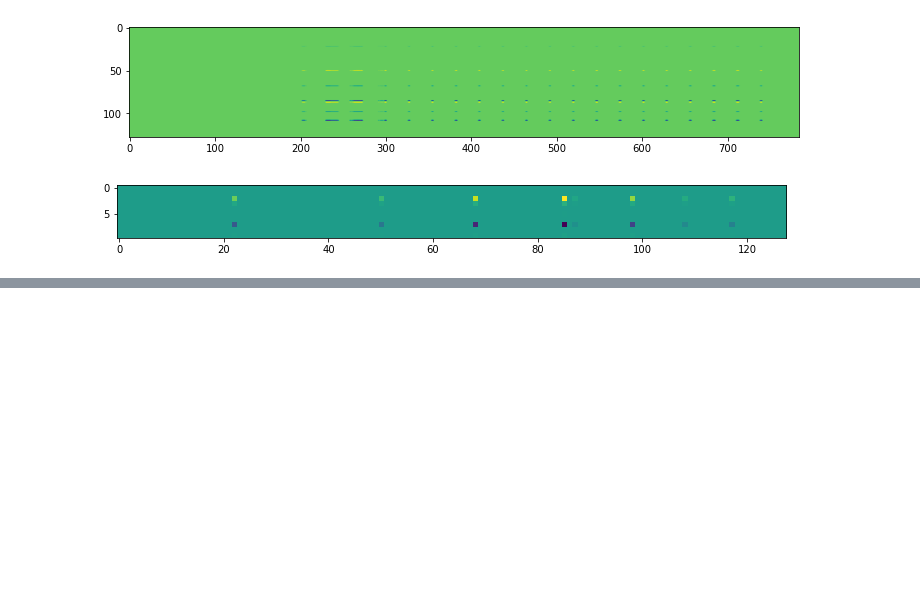
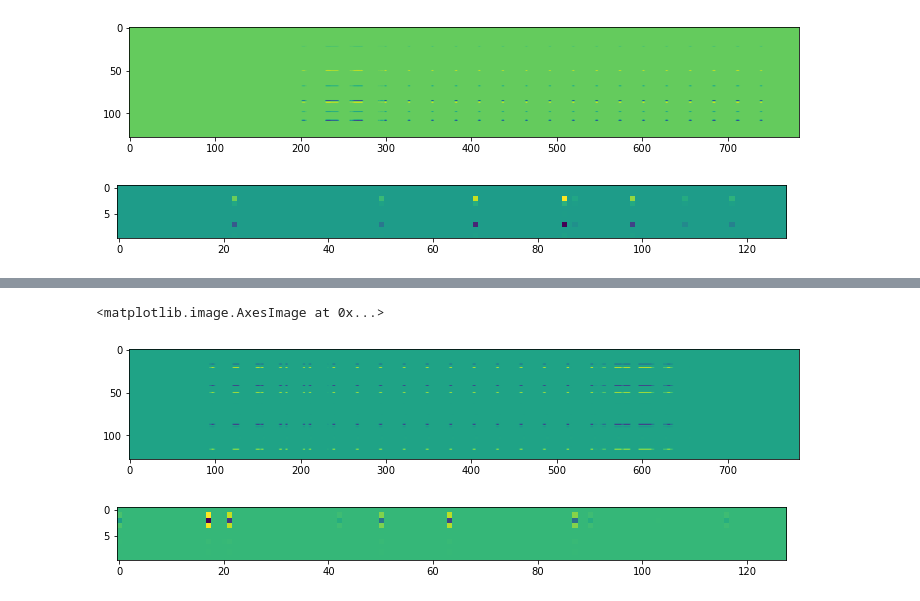
Before and after one commit to benearnthof/mnist, a Jupyter notebook: mnist_from_scratch.ipynb, the cells around one changed output, grey strips where cells are left out. Cells and saved outputs as stored; diff of their text form; code cells hidden in the pictures; blank space fills up the shorter version.

Commit message:
add numpy nn and test on a number

```diff
--- a/mnist_from_scratch.ipynb
+++ b/mnist_from_scratch.ipynb
@@ -454,0 +437,53 @@ loss.grad, out.grad
+# %%
+# numpy forward and backward pass
+
+def logsumexp(x):
+  #return np.log(np.exp(x).sum(axis=1))
+  # http://gregorygundersen.com/blog/2020/02/09/log-sum-exp/
+  c = x.max(axis=1)
+  return c + np.log(np.exp(x-c.reshape((-1, 1))).sum(axis=1))
+
+def forward_backward(x, y):
+  # training
+  out = np.zeros((len(y),10), np.float32)
+  out[range(out.shape[0]),y] = 1
+
+  # forward pass
+  x_l1 = x.dot(l1)
+  x_relu = np.maximum(x_l1, 0)
+  x_l2 = x_relu.dot(l2)
+  x_lsm = x_l2 - logsumexp(x_l2).reshape((-1, 1))
+  x_loss = (-out * x_lsm).mean(axis=1)
+
+  # training in numpy (super hard!)
+  # backward pass
+
+  # will involve x_lsm, x_l2, out, d_out and produce dx_sm
+  d_out = -out / len(y)
+
+  # derivative of logsoftmax
+  # https://github.com/torch/nn/blob/master/lib/THNN/generic/LogSoftMax.c
+  dx_lsm = d_out - np.exp(x_lsm)*d_out.sum(axis=1).reshape((-1, 1))
+
+  # derivative of l2
+  d_l2 = x_relu.T.dot(dx_lsm)
+  dx_relu = dx_lsm.dot(l2.T)
+
+  # derivative of relu
+  dx_l1 = (x_relu > 0).astype(np.float32) * dx_relu
+
+  # derivative of l1
+  d_l1 = x.T.dot(dx_l1)
+
+  return x_loss, x_l2, d_l1, d_l2
+
+samp = [0,1,2,3]
+x_loss, x_l2, d_l1, d_l2 = forward_backward(X_test[samp].reshape((-1, 28*28)), Y_test[samp])
+
+imshow(d_l1.T)
+figure()
+imshow(d_l2.T)
+# %% [output]
+<matplotlib.image.AxesImage at 0x...>
+[figure, added]
+[figure, added]
```
Also changed, not shown: parts of 5 cells of this notebook.
